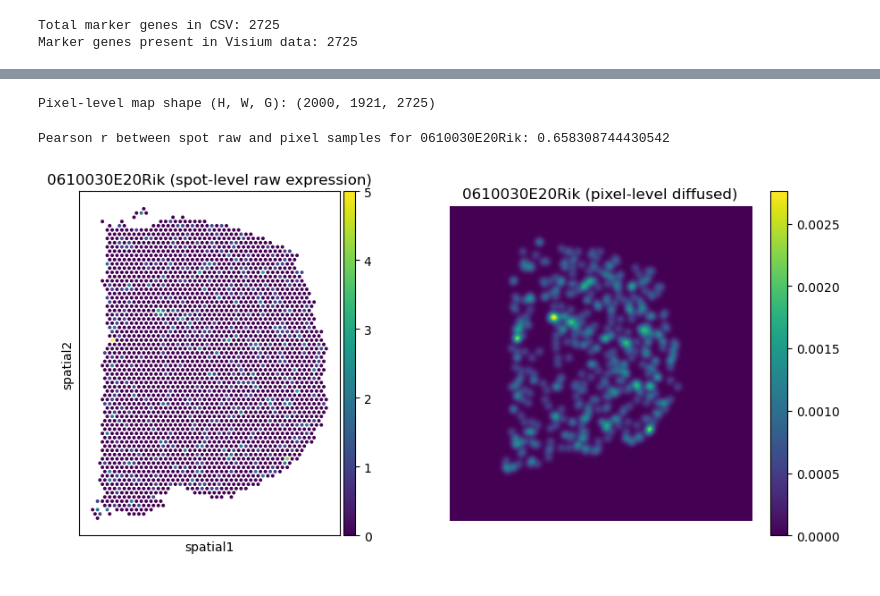
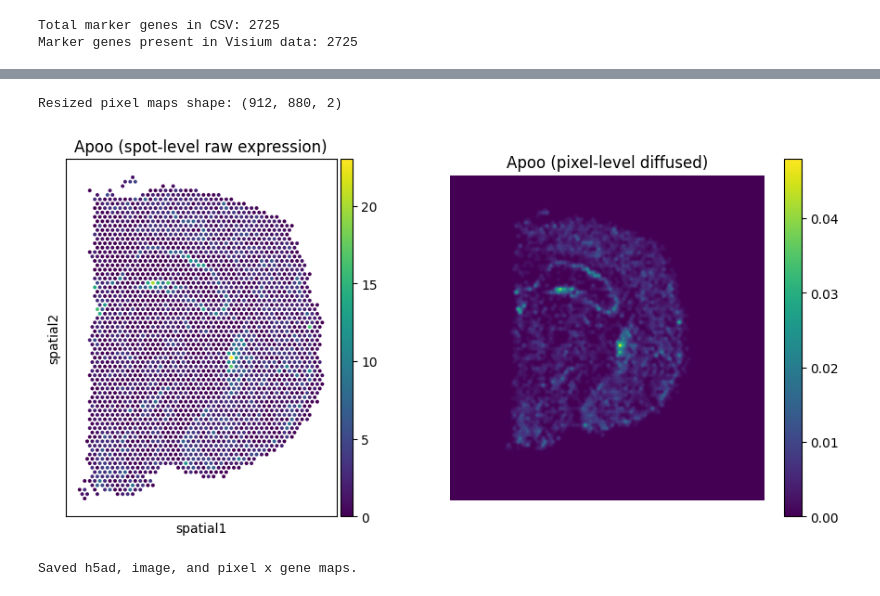
Before and after one commit to smritivaidyanathan/istarc, a Jupyter notebook: notebooks/heat_diffusion_pixel_level_only.ipynb, the cells around one changed output, grey strips where cells are left out. Saved outputs shown, nothing was run; the diff lists cells and outputs as text; code cells hidden in the pictures.

Commit message:
istar and heat diffusion comparison

```diff
--- a/notebooks/heat_diffusion_pixel_level_only.ipynb
+++ b/notebooks/heat_diffusion_pixel_level_only.ipynb
@@ -17,7 +18,7 @@ from scipy.stats import pearsonr
 # %%
 # Load Visium data from SpatialData Zarr
 sdata = sd.read_zarr(
-    store="/gpfs/commons/home/svaidyanathan/istarc/data/mouse_brain_visium_hd.sdata.zarr"
+    store="../data/mouse_brain_visium_hd.sdata.zarr"
 )
 adata = sdata.tables[list(sdata.tables.keys())[0]]
 visium_genes = set(adata.var_names)
@@ -94,7 +95,7 @@ genes_in_data = [g for g in marker_genes if g in adata.var_names]
 print(f"Total marker genes in CSV: {len(marker_genes)}")
 print(f"Marker genes present in Visium data: {len(genes_in_data)}")
 
-genes_for_pixels = genes_in_data  # or subset if needed
+genes_for_pixels = ["Apoo", "Agap2"]  # or subset if needed
 # %% [output]
 Total marker genes in CSV: 2725
 Marker genes present in Visium data: 2725
@@ -156,16 +178,13 @@ def make_pixel_gene_maps(
 # %%
-pixel_maps = make_pixel_gene_maps(
-    adata=adata,
-    genes=genes_for_pixels,
-    expr_df=expr_df,
-    H=912,
-    W=880,
-    s_hires=s_hires,
-    spot_diam_hires=spot_diam_hires,
-    spatial_key=spatial_key,
-    sigma_mult=0.7,  # adjust blur strength as needed
-)
+# Resize to iSTAR embedding size (912x880) for comparison
+ge_pixel_maps = resize(
+    pixel_maps_full,
+    (912, 880, pixel_maps_full.shape[2]),
+    preserve_range=True,
+    anti_aliasing=True,
+).astype(np.float32)
 
-print("Pixel-level map shape (H, W, G):", pixel_maps.shape)
+print("Resized pixel maps shape:", ge_pixel_maps.shape)
+# -> (912, 880, 2)
 # %% [output]
-Pixel-level map shape (H, W, G): (2000, 1921, 2725)
+Resized pixel maps shape: (912, 880, 2)
@@ -183,5 +191,4 @@ pixel_maps = make_pixel_gene_maps(
 # %%
-
 if len(genes_for_pixels) > 0:
     gene = genes_for_pixels[0]
     col = gene
@@ -191,60 +198,52 @@ if len(genes_for_pixels) > 0:
     coords = np.asarray(adata.obsm[spatial_key], dtype=float)[:, :2]
     xy_pix = coords * float(s_hires)
 
-    gene_idx = 0  # index of the gene in pixel_maps corresponding to genes_for_pixels[0]
-    H_pm, W_pm = pixel_maps.shape[:2]
+    gene_idx = 0  # index of the gene in ge_pixel_maps corresponding to genes_for_pixels[0]
+    H_pm, W_pm = ge_pixel_maps.shape[:2]
     pixel_samples = []
     for (x, y) in xy_pix:
         ix = int(round(x))
         iy = int(round(y))
         if 0 <= ix < W_pm and 0 <= iy < H_pm:
-            pixel_samples.append(pixel_maps[iy, ix, gene_idx])
+            pixel_samples.append(ge_pixel_maps[iy, ix, gene_idx])
         else:
             pixel_samples.append(np.nan)
 
-    pixel_samples = np.array(pixel_samples)
-    mask = ~np.isnan(pixel_samples)
-
-    if np.any(mask):
-        r, _ = pearsonr(spot_vals[mask], pixel_samples[mask])
-        print(f"Pearson r between spot raw and pixel samples for {gene}: {r}")
-    else:
-        print("No valid samples for correlation.")
+    ...
-# %% [output]
-Pearson r between spot raw and pixel samples for 0610030E20Rik: 0.658308744430542
 # %%
 import matplotlib.pyplot as plt
 
-# Pick the gene to visualize
 gene = genes_for_pixels[0]
-gidx = 0  # index for pixel_maps
+gidx = 0  # index for this gene in ge_pixel_maps
 
 fig, axes = plt.subplots(1, 2, figsize=(12, 5))
 
-# Left: spot-level raw expression (before diffusion)
+# Left: spot-level raw expression
 sq.pl.spatial_scatter(
     adata,
-    color=gene,                 # raw gene expression
+    color=gene,
     img=None,
     spatial_key=spatial_key,
     size=50,
-    ax=axes[0]
+    ax=axes[0],
 )
 axes[0].set_title(f"{gene} (spot-level raw expression)")
 
-# Right: pixel-level diffused map (after diffusion)
-im = axes[1].imshow(pixel_maps[:, :, gidx], cmap="viridis")
+# Right: pixel-level diffused map (resized to 912x880)
+im = axes[1].imshow(ge_pixel_maps[:, :, gidx], cmap="viridis")
 axes[1].set_title(f"{gene} (pixel-level diffused)")
 axes[1].axis("off")
 fig.colorbar(im, ax=axes[1])
 
 plt.show()
 # %% [output]
-[figure, old version]
+[figure, new version]
 # %%
-adata.write_h5ad("/gpfs/commons/home/svaidyanathan/istarc/data/heat_diffused_datavisium_mouse_brain_heat.h5ad")  # contains raw spots only
-np.save("/gpfs/commons/home/svaidyanathan/istarc/data/heat_diffused_data/visium_mouse_brain_img.npy", img_np)
-np.save("/gpfs/commons/home/svaidyanathan/istarc/data/heat_diffused_data/visium_mouse_brain_pixel_gene_maps.npy", pixel_maps)
+adata.write_h5ad("../data/heat_diffused_datavisium_mouse_brain_heat.h5ad")  # contains raw spots only
+np.save("../data/heat_diffused_data/visium_mouse_brain_img.npy", img_np)
+np.save("../data/heat_diffused_data/visium_mouse_brain_pixel_gene_maps.npy", ge_pixel_maps)
 
 print("Saved h5ad, image, and pixel x gene maps.")
+# %% [output]
+Saved h5ad, image, and pixel x gene maps.
 # %%
```
Also changed, not shown: parts of 4 cells of this notebook, 7 other files.
